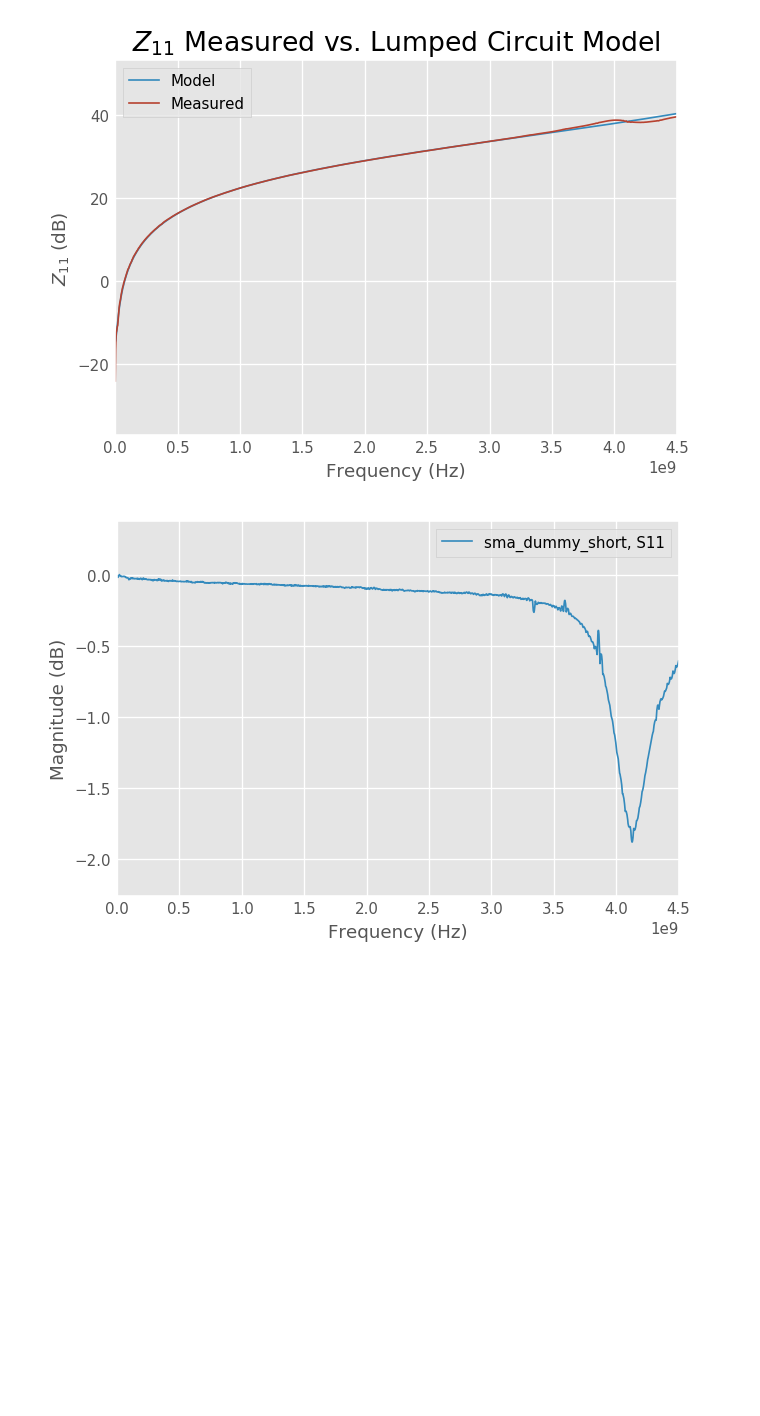
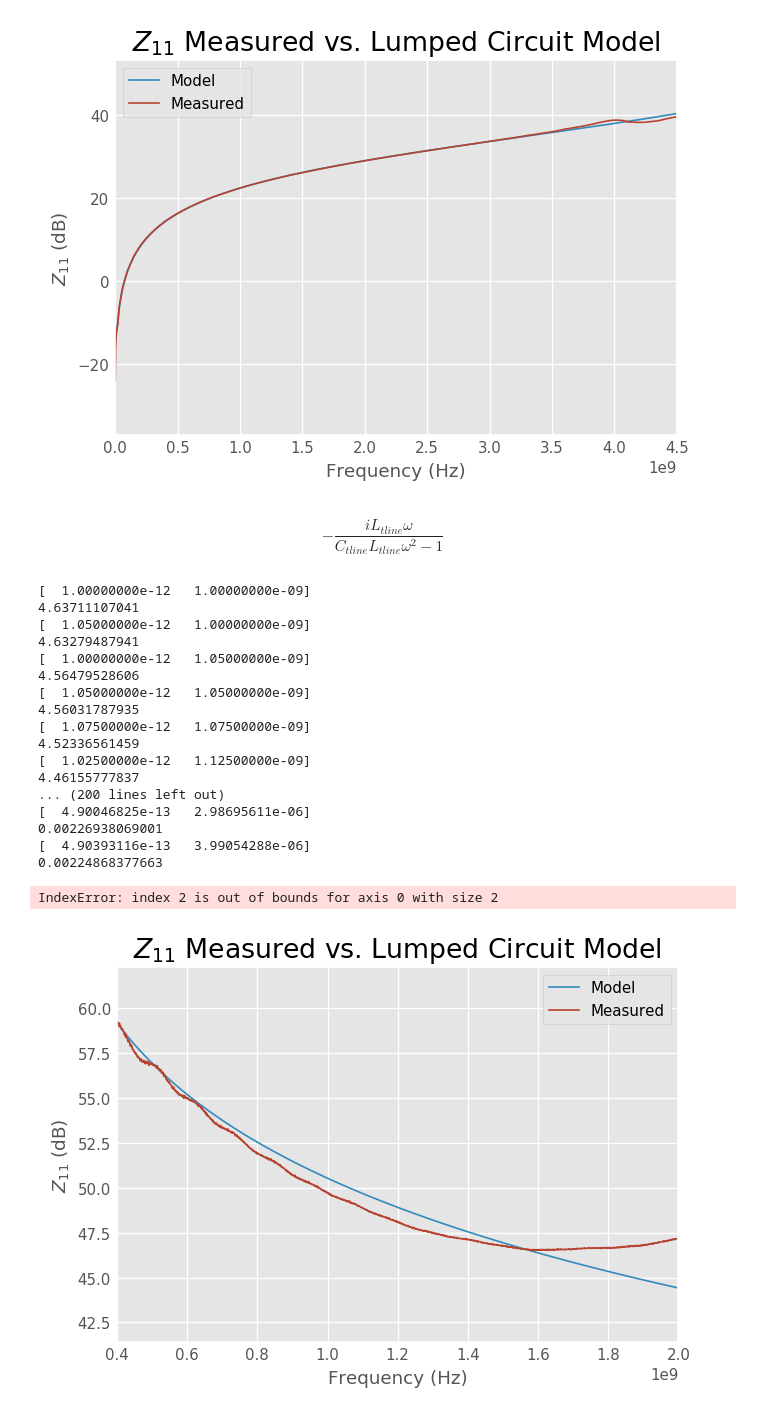
Before and after one commit to vighneshiyer/ee142_labs, a Jupyter notebook: lab1_redux/Lab1_Notebook.ipynb, the cells around one changed output. Cells and saved outputs as stored; diff of their text form; code cells hidden in the pictures; blank space fills up the shorter version.

```diff
--- a/lab1_redux/Lab1_Notebook.ipynb
+++ b/lab1_redux/Lab1_Notebook.ipynb
@@ -90,7 +156,78 @@ print("L = %f nH | C = %f pF | R = %f Ohms" %(model_fit.x[1]/1e-9, model_fit.x[0
 L = 2.055766 nH | C = 0.271229 pF | R = 0.183309 Ohms
 [figure]
 # %%
-sma_dummy_short_s_params_measured.s11.plot_s_db()
+#sma_dummy_short_s_params_measured.s11.plot_s_db()
 #sma_dummy_short_s_params_measured.s11.plot_s_smith()
-# %% [output]
-[figure, removed]
+# %%
+# Model for 0.7mm tline
+R_tline, L_tline, C_tline, G_tline, w = sympy.symbols('R_tline L_tline C_tline G_tline \omega', real=True)
+
+L_tline_j = I * w * L_tline
+C_tline_j = (I * w * C_tline)**-1
+
+#seven_mm_tline_Z11 = sympy.simplify(ll(ll(C_tline_j/2.0, G_tline/2.0) + L_tline_j + R_tline, ll(C_tline_j/2.0, G_tline/2.0)))
+#seven_mm_tline_Z11 = sympy.simplify(ll(C_tline_j/2.0 + L_tline_j + R_tline, C_tline_j/2.0))
+#seven_mm_tline_Z11 = sympy.simplify(ll(L_tline_j + R_tline, C_tline_j))
+seven_mm_tline_Z11 = sympy.simplify(ll(L_tline_j, C_tline_j))
+
+display(seven_mm_tline_Z11)
+seven_mm_tline_Z11_model = sympy.lambdify((w, C_tline, L_tline), seven_mm_tline_Z11, "numpy")
+# %% [output]
+$$- \frac{i L_{tline} \omega}{C_{tline} L_{tline} \omega^{2} - 1}$$
+# %%
+small_tline_data = rf.Network('original_data/thru_0p7mm.s2p')['0.4-2Ghz']
+
+measured_freqs_omega = small_tline_data.frequency.w
+measured_freqs_f = np.divide(measured_freqs_omega, 2 * np.pi)
+
+measured_S11 = small_tline_data.s[:,0,0]
+#measured_Z11 = np.multiply(50, (np.add(1, measured_S11)) / (np.subtract(1, measured_S11)))
+measured_Z11 = small_tline_data.z[:,0,0]
+
+def tline_z11_loss_fn(var, plot=False, debug=True):
+    if debug:
+        print(var)
+    C_tline = np.tile(var[0], len(measured_freqs_f))
+    L_tline = np.tile(var[1], len(measured_freqs_f))
+    #R_tline = np.tile(var[2], len(measured_freqs_f))
+    #G_tline = np.tile(var[3], len(measured_freqs_f))
+    Z11_model = seven_mm_tline_Z11_model(measured_freqs_omega, C_tline, L_tline)
+    if plot:
+        plt.figure()
+        plt.plot(measured_freqs_f, 20*np.log10(np.abs(Z11_model)))
+        plt.plot(measured_freqs_f, 20*np.log10(np.abs(measured_Z11)))
+        plt.title('$Z_{11}$ Measured vs. Lumped Circuit Model')
+        plt.xlabel('Frequency (Hz)')
+        plt.ylabel('$Z_{11}$ (dB)')
+        plt.legend(['Model', 'Measured'])
+    MSE = (1.0 / len(measured_freqs_f)) * np.sum(np.square(np.abs(np.subtract(np.log10(Z11_model), np.log10(measured_Z11)))))
+    #MSE = (1.0 / len(measured_freqs_f)) \
+    #    * np.sum(np.abs(np.subtract(np.log(np.abs(Z11_model)), np.log(np.abs(measured_Z11)))))
+    if debug:
+        print(MSE)
+    return MSE
+
+model_fit = scipy.optimize.minimize(tline_z11_loss_fn, (1e-12, 1e-9), method='Nelder-Mead')
+tline_z11_loss_fn(model_fit.x, plot=True, debug=False)
+print("L = %f nH | C = %f pF | R = %f Ohms" %(model_fit.x[1]/1e-9, model_fit.x[0]/1e-12, model_fit.x[2]))
+#small_tline_data.plot_s_deg()
+# %% [output]
+[  1.00000000e-12   1.00000000e-09]
+4.63711107041
+[  1.05000000e-12   1.00000000e-09]
+4.63279487941
+[  1.00000000e-12   1.05000000e-09]
+4.56479528606
+[  1.05000000e-12   1.05000000e-09]
+4.56031787935
+[  1.07500000e-12   1.07500000e-09]
+4.52336561459
+[  1.02500000e-12   1.12500000e-09]
+4.46155777837
+... (200 lines left out)
+[  4.90046825e-13   2.98695611e-06]
+0.00226938069001
+[  4.90393116e-13   3.99054288e-06]
+0.00224868377663
+IndexError: index 2 is out of bounds for axis 0 with size 2
+[figure, added]
```
Also changed, not shown: parts of 10 cells of this notebook, 26 other files.
